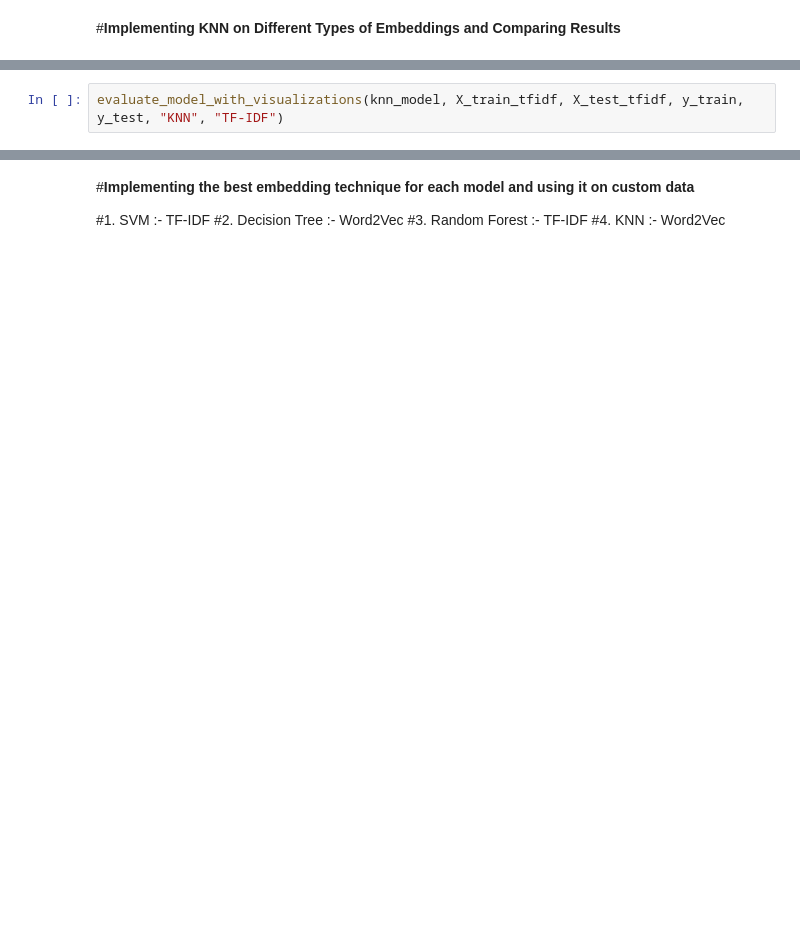
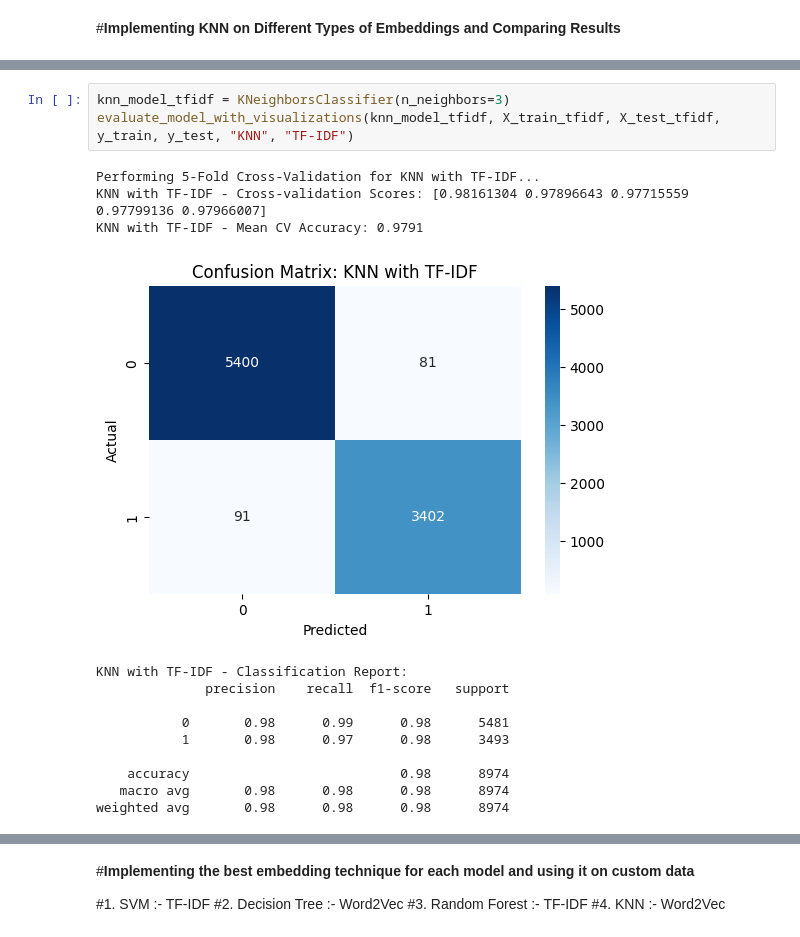
Before and after one commit to ChapelFob80930/AI-Generated-Text-Detector, a Jupyter notebook: AITextTest2.ipynb, the cells around one changed output, grey strips where cells are left out. Drawn from its saved outputs; the diff is of its cells as text; blank space fills up the shorter version.

```diff
--- a/AITextTest2.ipynb
+++ b/AITextTest2.ipynb
@@ -606,2 +626,17 @@ evaluate_model_with_visualizations(random_forest_model, X_train_tfidf, X_test_tf
 # %%
-evaluate_model_with_visualizations(knn_model, X_train_tfidf, X_test_tfidf, y_train, y_test, "KNN", "TF-IDF")
+knn_model_tfidf = KNeighborsClassifier(n_neighbors=3)
+evaluate_model_with_visualizations(knn_model_tfidf, X_train_tfidf, X_test_tfidf, y_train, y_test, "KNN", "TF-IDF")
+# %% [output]
+Performing 5-Fold Cross-Validation for KNN with TF-IDF...
+KNN with TF-IDF - Cross-validation Scores: [0.98161304 0.97896643 0.97715559 0.97799136 0.97966007]
+KNN with TF-IDF - Mean CV Accuracy: 0.9791
+[figure, added]
+KNN with TF-IDF - Classification Report:
+              precision    recall  f1-score   support
+
+           0       0.98      0.99      0.98      5481
+           1       0.98      0.97      0.98      3493
+
+    accuracy                           0.98      8974
+   macro avg       0.98      0.98      0.98      8974
+weighted avg       0.98      0.98      0.98      8974
```
Also changed, not shown: parts of 27 cells of this notebook.
